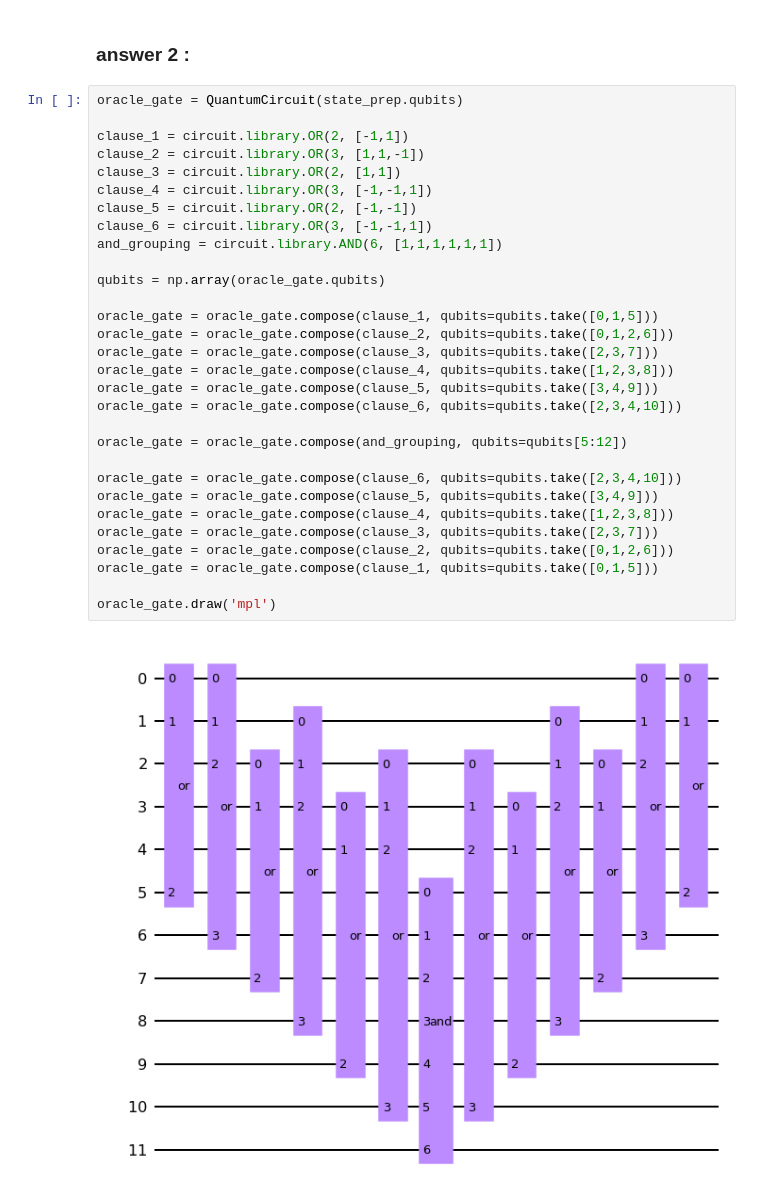
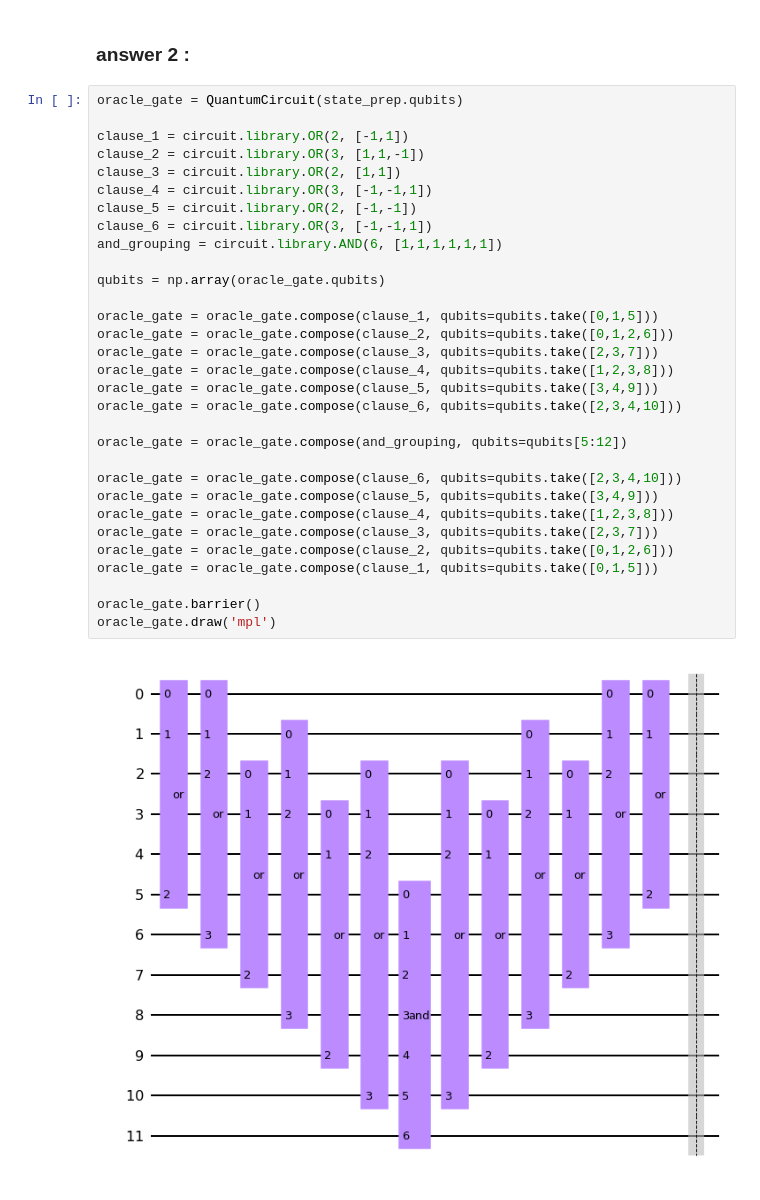
Before and after one commit to leonardeuler13/IQC_project, a Jupyter notebook: miniproject.ipynb, the cells around one changed output. Cells and saved outputs as stored; diff of their text form.

```diff
--- a/miniproject.ipynb
+++ b/miniproject.ipynb
@@ -59,31 +60,32 @@ state_prep.draw('mpl')
 oracle_gate = QuantumCircuit(state_prep.qubits)
 
 clause_1 = circuit.library.OR(2, [-1,1])
 clause_2 = circuit.library.OR(3, [1,1,-1])
 clause_3 = circuit.library.OR(2, [1,1])
 clause_4 = circuit.library.OR(3, [-1,-1,1])
 clause_5 = circuit.library.OR(2, [-1,-1])
 clause_6 = circuit.library.OR(3, [-1,-1,1])
 and_grouping = circuit.library.AND(6, [1,1,1,1,1,1])
 
 qubits = np.array(oracle_gate.qubits)
 
 oracle_gate = oracle_gate.compose(clause_1, qubits=qubits.take([0,1,5]))
 oracle_gate = oracle_gate.compose(clause_2, qubits=qubits.take([0,1,2,6]))
 oracle_gate = oracle_gate.compose(clause_3, qubits=qubits.take([2,3,7]))
 oracle_gate = oracle_gate.compose(clause_4, qubits=qubits.take([1,2,3,8]))
 oracle_gate = oracle_gate.compose(clause_5, qubits=qubits.take([3,4,9]))
 oracle_gate = oracle_gate.compose(clause_6, qubits=qubits.take([2,3,4,10]))
 
 oracle_gate = oracle_gate.compose(and_grouping, qubits=qubits[5:12])
 
 oracle_gate = oracle_gate.compose(clause_6, qubits=qubits.take([2,3,4,10]))
 oracle_gate = oracle_gate.compose(clause_5, qubits=qubits.take([3,4,9]))
 oracle_gate = oracle_gate.compose(clause_4, qubits=qubits.take([1,2,3,8]))
 oracle_gate = oracle_gate.compose(clause_3, qubits=qubits.take([2,3,7]))
 oracle_gate = oracle_gate.compose(clause_2, qubits=qubits.take([0,1,2,6]))
 oracle_gate = oracle_gate.compose(clause_1, qubits=qubits.take([0,1,5]))
 
+oracle_gate.barrier()
 oracle_gate.draw('mpl')
 # %% [output]
-[figure, old version]
+[figure, new version]
```
Also changed, not shown: parts of 5 cells of this notebook.
